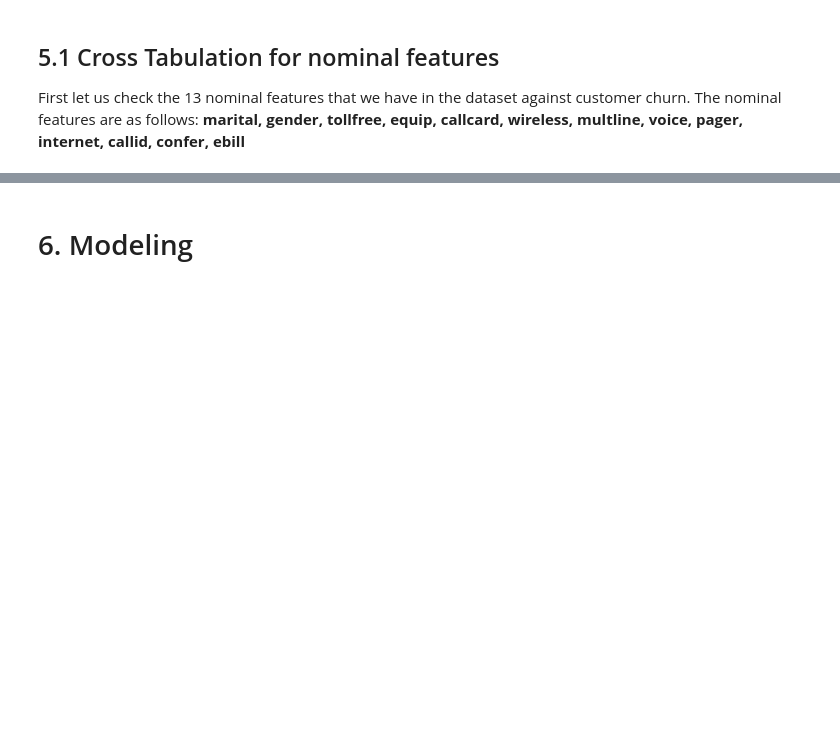
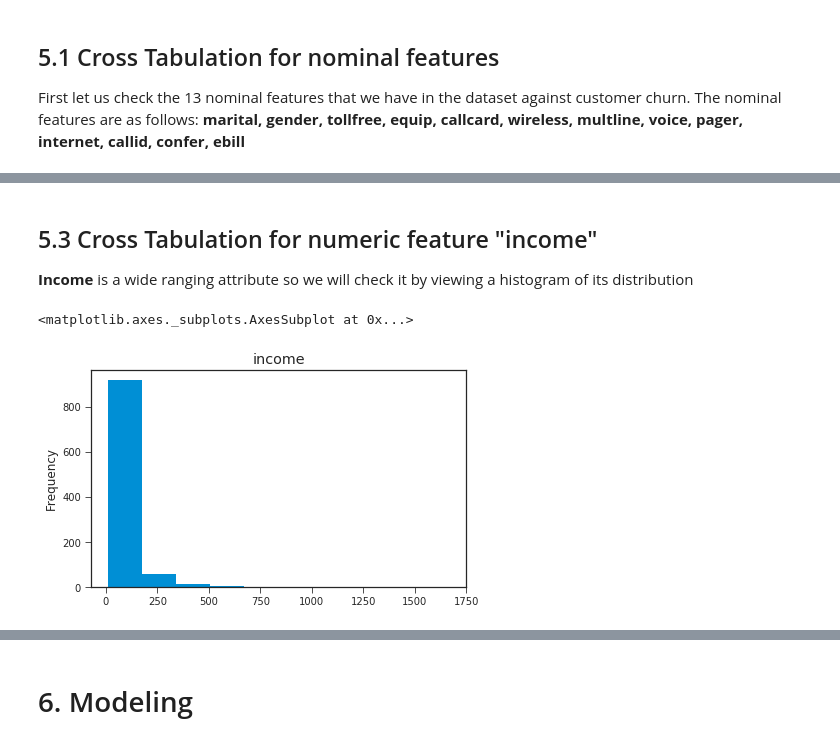
Before and after one commit to walidsi/data-science-bootcamp, a Jupyter notebook: Watson Wireless case.ipynb, the cells around one changed output, grey strips where cells are left out. Drawn from its saved outputs; the diff is of its cells as text; code cells hidden in the pictures; blank space fills up the shorter version.

```diff
--- a/Watson Wireless case.ipynb
+++ b/Watson Wireless case.ipynb
@@ -178,0 +212,8 @@ Next we check the 8 numeric features that we have in the dataset against custome
+# %% [markdown]
+## 5.3 Cross Tabulation for numeric feature "income"
+<b>Income</b> is a wide ranging attribute so we will check it by viewing a histogram of its distribution
+# %%
+ww_df['income'].plot(kind='hist', title = 'income')
+# %% [output]
+<matplotlib.axes._subplots.AxesSubplot at 0x...>
+[figure, added]
```
Also changed, not shown: parts of 22 cells of this notebook.
